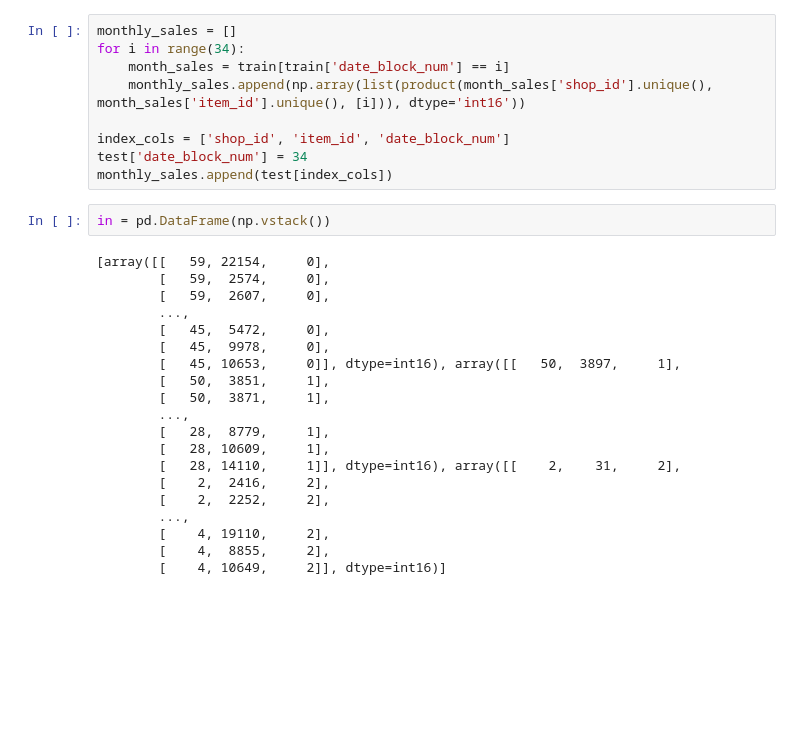
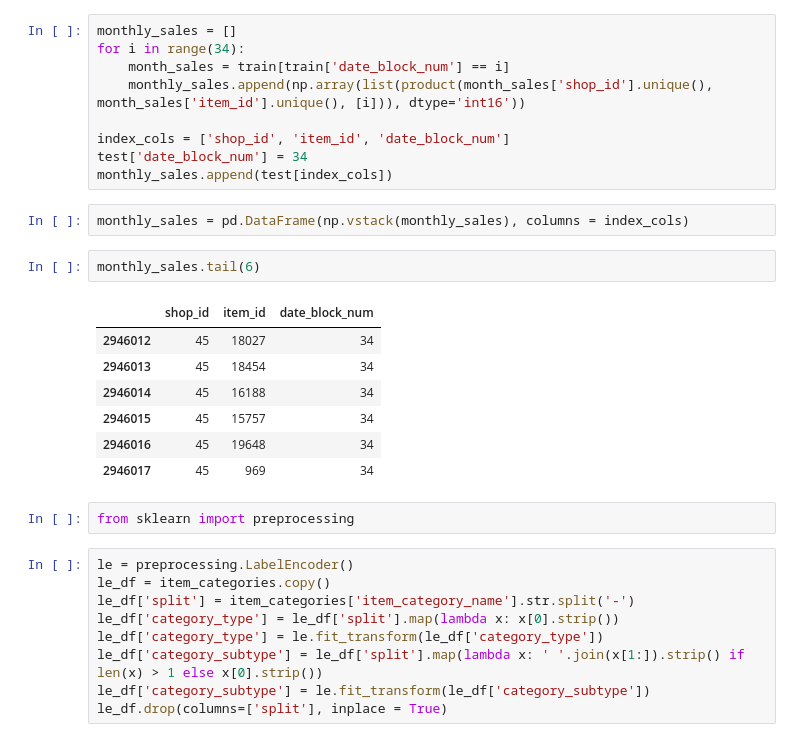
Before and after one commit to justinthe/kaggle_predict_future_sales, a Jupyter notebook: notebook/predict_future_sales_model.ipynb, the cells around one changed output. Cells and saved outputs as stored; diff of their text form; blank space fills up the shorter version.

```diff
--- a/notebook/predict_future_sales_model.ipynb
+++ b/notebook/predict_future_sales_model.ipynb
@@ -91,24 +91,25 @@ index_cols = ['shop_id', 'item_id', 'date_block_num']
 test['date_block_num'] = 34
 monthly_sales.append(test[index_cols])
 # %%
-in = pd.DataFrame(np.vstack())
+monthly_sales = pd.DataFrame(np.vstack(monthly_sales), columns = index_cols)
-# %% [output]
-[array([[   59, 22154,     0],
-        [   59,  2574,     0],
-        [   59,  2607,     0],
-        ...,
-        [   45,  5472,     0],
-        [   45,  9978,     0],
-        [   45, 10653,     0]], dtype=int16), array([[   50,  3897,     1],
-        [   50,  3851,     1],
-        [   50,  3871,     1],
-        ...,
-        [   28,  8779,     1],
-        [   28, 10609,     1],
-        [   28, 14110,     1]], dtype=int16), array([[    2,    31,     2],
-        [    2,  2416,     2],
-        [    2,  2252,     2],
-        ...,
-        [    4, 19110,     2],
-        [    4,  8855,     2],
-        [    4, 10649,     2]], dtype=int16)]
+# %%
+monthly_sales.tail(6)
+# %% [output]
+|  | shop_id | item_id | date_block_num |
+| 2946012 | 45 | 18027 | 34 |
+| 2946013 | 45 | 18454 | 34 |
+| 2946014 | 45 | 16188 | 34 |
+| 2946015 | 45 | 15757 | 34 |
+| 2946016 | 45 | 19648 | 34 |
+| 2946017 | 45 | 969 | 34 |
+# %%
+from sklearn import preprocessing
+# %%
+le = preprocessing.LabelEncoder()
+le_df = item_categories.copy()
+le_df['split'] = item_categories['item_category_name'].str.split('-')
+le_df['category_type'] = le_df['split'].map(lambda x: x[0].strip())
+le_df['category_type'] = le.fit_transform(le_df['category_type'])
+le_df['category_subtype'] = le_df['split'].map(lambda x: ' '.join(x[1:]).strip() if len(x) > 1 else x[0].strip())
+le_df['category_subtype'] = le.fit_transform(le_df['category_subtype'])
+le_df.drop(columns=['split'], inplace = True)
```
Also changed, not shown: parts of 14 cells of this notebook.
